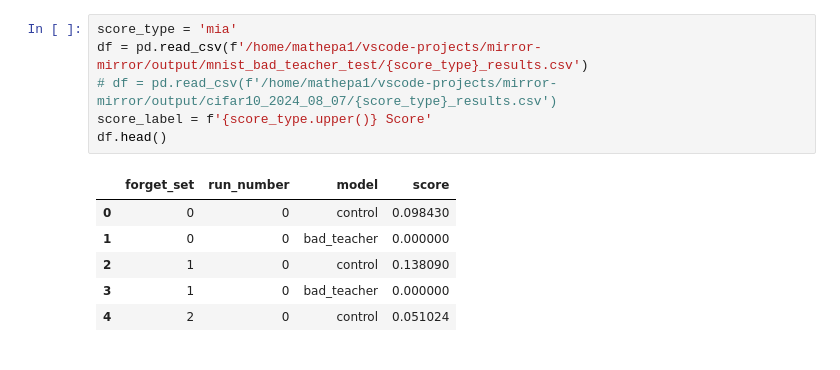
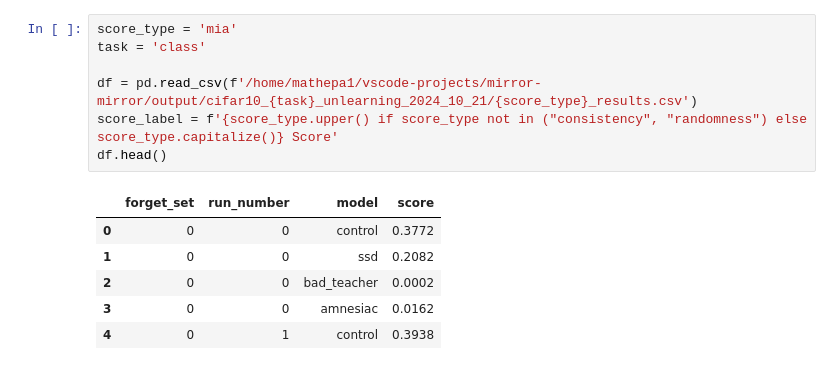
Before and after one commit to PhilMathew/mirror-mirror, a Jupyter notebook: visualization/visualize_results.ipynb, the cells around one changed output. Saved outputs shown, nothing was run; the diff lists cells and outputs as text.

```diff
--- a/visualization/visualize_results.ipynb
+++ b/visualization/visualize_results.ipynb
@@ -7,13 +15,14 @@ from pathlib import Path
 # %%
 score_type = 'mia'
-df = pd.read_csv(f'/home/mathepa1/vscode-projects/mirror-mirror/output/mnist_bad_teacher_test/{score_type}_results.csv')
-# df = pd.read_csv(f'/home/mathepa1/vscode-projects/mirror-mirror/output/cifar10_2024_08_07/{score_type}_results.csv')
-score_label = f'{score_type.upper()} Score'
+task = 'class'
+
+df = pd.read_csv(f'/home/mathepa1/vscode-projects/mirror-mirror/output/cifar10_{task}_unlearning_2024_10_21/{score_type}_results.csv')
+score_label = f'{score_type.upper() if score_type not in ("consistency", "randomness") else score_type.capitalize()} Score'
 df.head()
 # %% [output]
 |  | forget_set | run_number | model | score |
-| 0 | 0 | 0 | control | 0.098430 |
-| 1 | 0 | 0 | bad_teacher | 0.000000 |
-| 2 | 1 | 0 | control | 0.138090 |
-| 3 | 1 | 0 | bad_teacher | 0.000000 |
-| 4 | 2 | 0 | control | 0.051024 |
+| 0 | 0 | 0 | control | 0.3772 |
+| 1 | 0 | 0 | ssd | 0.2082 |
+| 2 | 0 | 0 | bad_teacher | 0.0002 |
+| 3 | 0 | 0 | amnesiac | 0.0162 |
+| 4 | 0 | 1 | control | 0.3938 |
```
Also changed, not shown: parts of 5 cells of this notebook, 11 other files.
